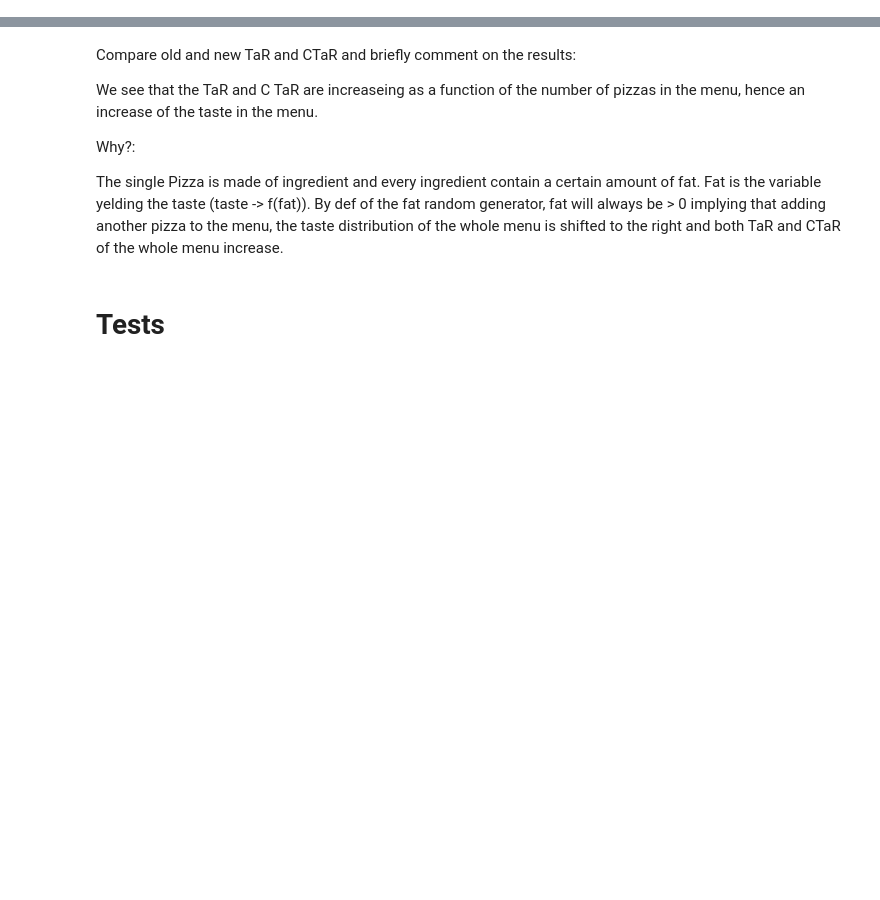
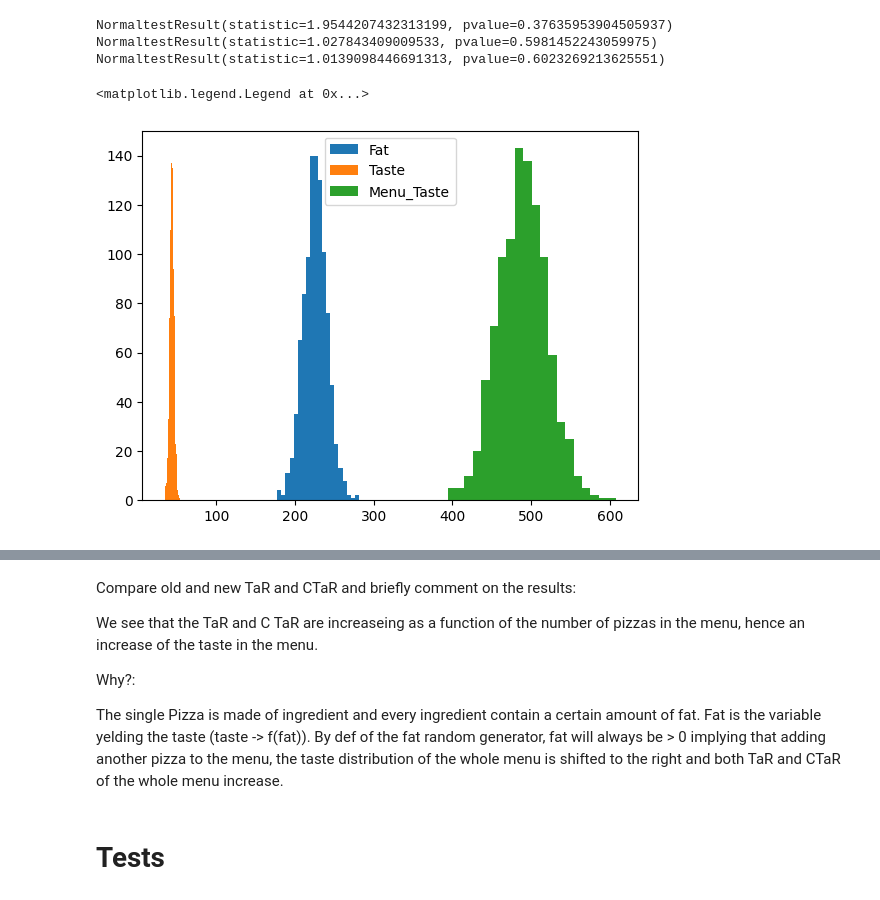
Before and after one commit to RPaus98/maestro-pizza-maker, a Jupyter notebook: notebooks/menu_analysis.ipynb, the cells around one changed output, grey strips where cells are left out. Cells and saved outputs as stored; diff of their text form; code cells hidden in the pictures; blank space fills up the shorter version.

Commit message:
density test

```diff
--- a/notebooks/menu_analysis.ipynb
+++ b/notebooks/menu_analysis.ipynb
@@ -207,3 +207,39 @@ for i in range(2):
+# %%
+import matplotlib.pyplot as plt
+from scipy import stats
+
+"""
+f the p-value is “small” - that is, if there is a low probability of sampling data from a normally distributed population that produces such an extreme value of the statistic - this may be taken as evidence against the null hypothesis in favor of the alternative: the weights were not drawn from a normal distribution. Note that:
+
+The inverse is not true; that is, the test is not used to provide evidence for the null hypothesis.
+The threshold for values that will be considered “small” is a choice that should be made before the data is analyzed [4] with consideration of the risks of both false positives (incorrectly rejecting the null hypothesis) and false negatives (failure to reject a false null hypothesis).
+"""
+
+# Normality test for fat in Pizza
+
+fat_taste = pizza_menu.pizzas[0].fat
+plt.hist(fat_taste, bins=20, label="Fat")
+print(stats.normaltest(fat_taste))
+
+# Normality test for taste in Pizza
+
+pizza_taste = pizza_menu.pizzas[0].taste
+plt.hist(pizza_taste, bins=20, label="Taste")
+print(stats.normaltest(pizza_taste))
+
+# Normaliy Test for taste in Menu
+
+menu_taste = sum([pizza.taste for pizza in pizza_menu.pizzas])
+plt.hist(menu_taste, bins=20, label="Menu_Taste")
+print(stats.normaltest(menu_taste))
+
+plt.legend()
+# %% [output]
+NormaltestResult(statistic=1.9544207432313199, pvalue=0.37635953904505937)
+NormaltestResult(statistic=1.027843409009533, pvalue=0.5981452243059975)
+NormaltestResult(statistic=1.0139098446691313, pvalue=0.6023269213625551)
+<matplotlib.legend.Legend at 0x...>
+[figure, added]
 # %%
 # Try to answer follwing question:
 # 1. How much will price change on average if we increase the amount of protein in the pizza by 1 unit?
```
Also changed, not shown: parts of 11 cells of this notebook, 1 other file.
